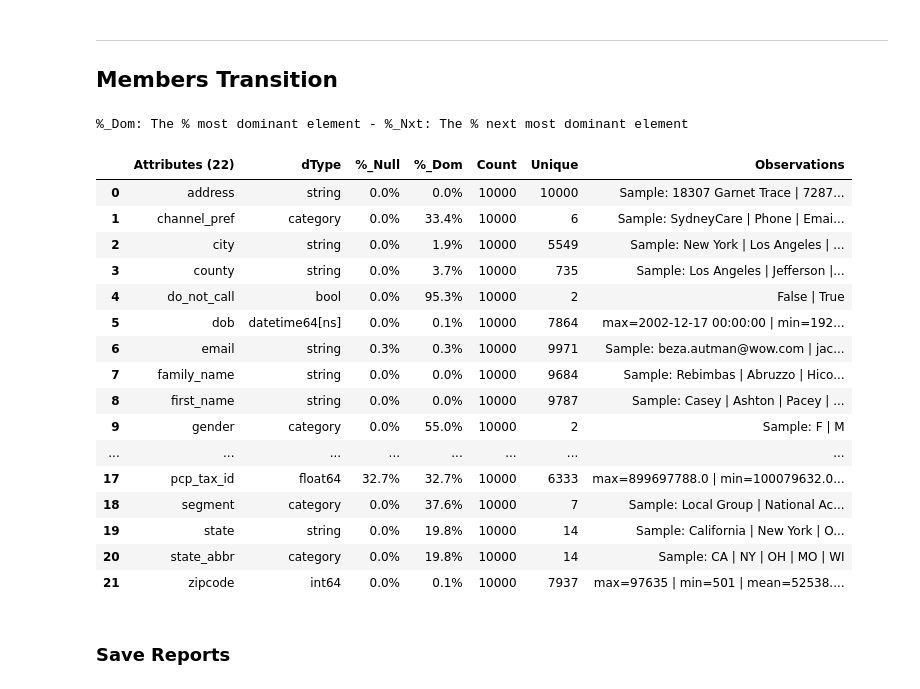
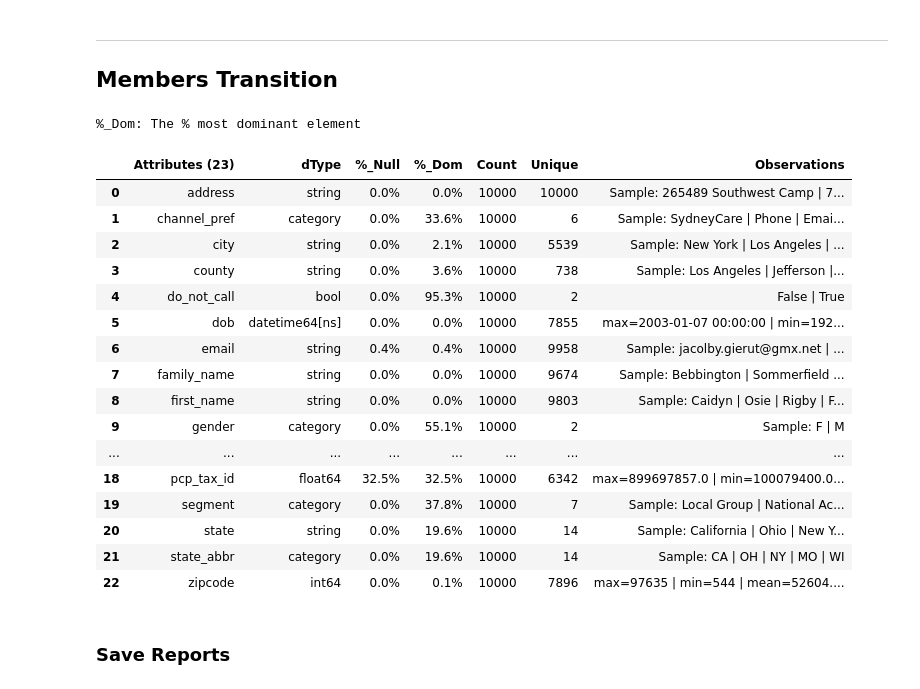
Before and after one commit to project-hadron/hadron-asset-bank, a Jupyter notebook: build_scripts/healthcare/factory/member/3_members_pipeline.ipynb, the cells around one changed output. Saved outputs shown, nothing was run; the diff lists cells and outputs as text; code cells hidden in the pictures.

```diff
--- a/build_scripts/healthcare/factory/member/3_members_pipeline.ipynb
+++ b/build_scripts/healthcare/factory/member/3_members_pipeline.ipynb
@@ -59,34 +56,31 @@ tr = Transition.from_env('members')
 # %%
 # set the version
 tr.set_version(VERSION)
 
 # run the pipeline
 tr.run_transition_pipeline()
 
-# save the schama from the pipeline outcome
-tr.save_canonical_schema()
-
-# report the stored schema
-tr.report_canonical_schema(stylise=True)
+# report
+tr.canonical_report(tr.load_clean_canonical(), stylise=True)
 # %% [output]
-%_Dom: The % most dominant element - %_Nxt: The % next most dominant element
+%_Dom: The % most dominant element
-|  | Attributes (22) | dType | %_Null | %_Dom | Count | Unique | Observations |
-| 0 | address | string | 0.0% | 0.0% | 10000 | 10000 | Sample: 18307 Garnet Trace | 7287... |
-| 1 | channel_pref | category | 0.0% | 33.4% | 10000 | 6 | Sample: SydneyCare | Phone | Emai... |
-| 2 | city | string | 0.0% | 1.9% | 10000 | 5549 | Sample: New York | Los Angeles | ... |
-| 3 | county | string | 0.0% | 3.7% | 10000 | 735 | Sample: Los Angeles | Jefferson |... |
+|  | Attributes (23) | dType | %_Null | %_Dom | Count | Unique | Observations |
+| 0 | address | string | 0.0% | 0.0% | 10000 | 10000 | Sample: 265489 Southwest Camp | 7... |
+| 1 | channel_pref | category | 0.0% | 33.6% | 10000 | 6 | Sample: SydneyCare | Phone | Emai... |
+| 2 | city | string | 0.0% | 2.1% | 10000 | 5539 | Sample: New York | Los Angeles | ... |
+| 3 | county | string | 0.0% | 3.6% | 10000 | 738 | Sample: Los Angeles | Jefferson |... |
 | 4 | do_not_call | bool | 0.0% | 95.3% | 10000 | 2 | False | True |
-| 5 | dob | datetime64[ns] | 0.0% | 0.1% | 10000 | 7864 | max=2002-12-17 00:00:00 | min=192... |
-| 6 | email | string | 0.3% | 0.3% | 10000 | 9971 | Sample: beza.autman@wow.com | jac... |
-| 7 | family_name | string | 0.0% | 0.0% | 10000 | 9684 | Sample: Rebimbas | Abruzzo | Hico... |
-| 8 | first_name | string | 0.0% | 0.0% | 10000 | 9787 | Sample: Casey | Ashton | Pacey | ... |
-| 9 | gender | category | 0.0% | 55.0% | 10000 | 2 | Sample: F | M |
+| 5 | dob | datetime64[ns] | 0.0% | 0.0% | 10000 | 7855 | max=2003-01-07 00:00:00 | min=192... |
+| 6 | email | string | 0.4% | 0.4% | 10000 | 9958 | Sample: jacolby.gierut@gmx.net | ... |
+| 7 | family_name | string | 0.0% | 0.0% | 10000 | 9674 | Sample: Bebbington | Sommerfield ... |
+| 8 | first_name | string | 0.0% | 0.0% | 10000 | 9803 | Sample: Caidyn | Osie | Rigby | F... |
+| 9 | gender | category | 0.0% | 55.1% | 10000 | 2 | Sample: F | M |
 | ... | ... | ... | ... | ... | ... | ... | ... |
-| 17 | pcp_tax_id | float64 | 32.7% | 32.7% | 10000 | 6333 | max=899697788.0 | min=100079632.0... |
-| 18 | segment | category | 0.0% | 37.6% | 10000 | 7 | Sample: Local Group | National Ac... |
-| 19 | state | string | 0.0% | 19.8% | 10000 | 14 | Sample: California | New York | O... |
-| 20 | state_abbr | category | 0.0% | 19.8% | 10000 | 14 | Sample: CA | NY | OH | MO | WI |
-| 21 | zipcode | int64 | 0.0% | 0.1% | 10000 | 7937 | max=97635 | min=501 | mean=52538.... |
+| 18 | pcp_tax_id | float64 | 32.5% | 32.5% | 10000 | 6342 | max=899697857.0 | min=100079400.0... |
+| 19 | segment | category | 0.0% | 37.8% | 10000 | 7 | Sample: Local Group | National Ac... |
+| 20 | state | string | 0.0% | 19.6% | 10000 | 14 | Sample: California | Ohio | New Y... |
+| 21 | state_abbr | category | 0.0% | 19.6% | 10000 | 14 | Sample: CA | OH | NY | MO | WI |
+| 22 | zipcode | int64 | 0.0% | 0.1% | 10000 | 7896 | max=97635 | min=544 | mean=52604.... |
 # %% [markdown]
 ### Save Reports
 # %%
```
Also changed, not shown: parts of 7 cells of this notebook, 7 other files.
